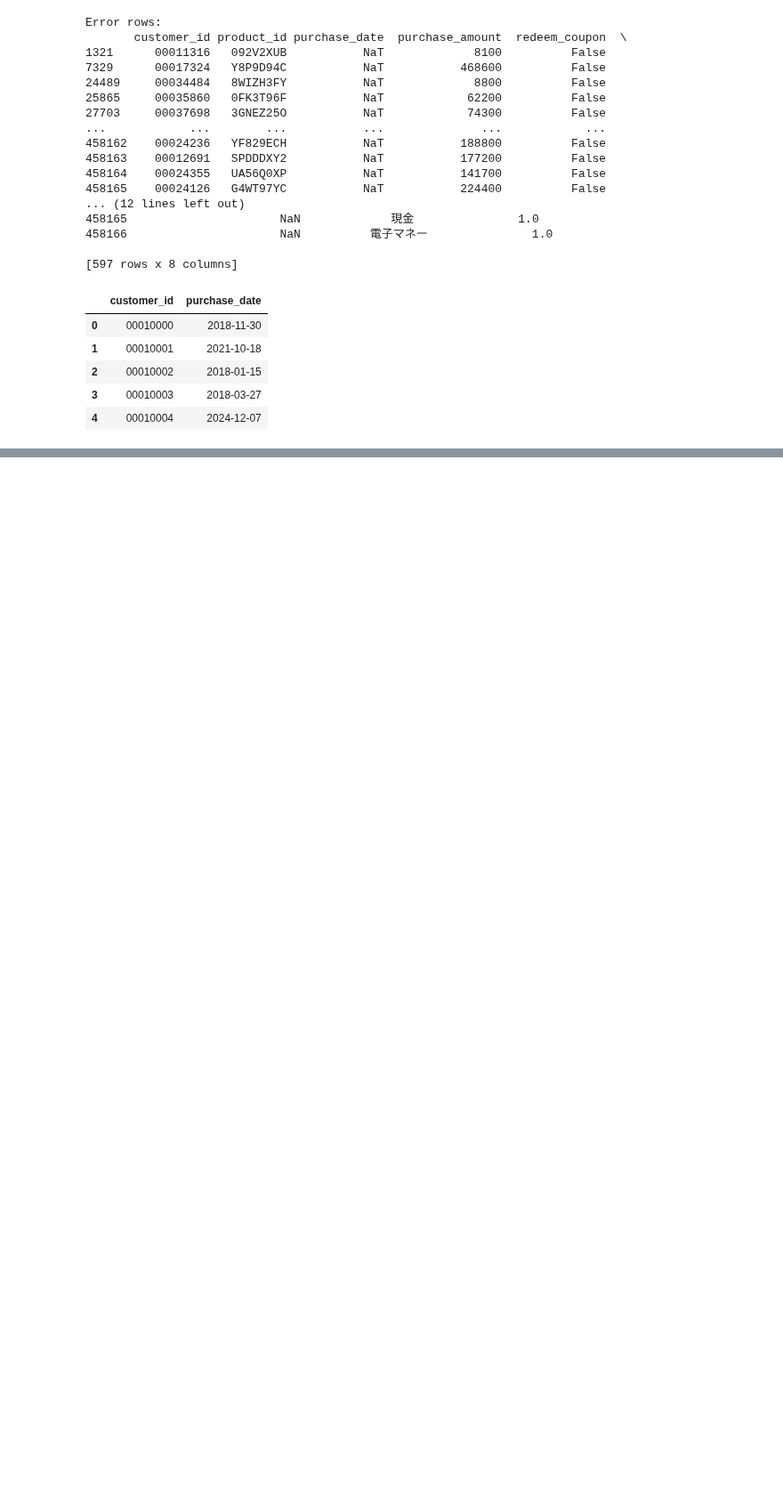
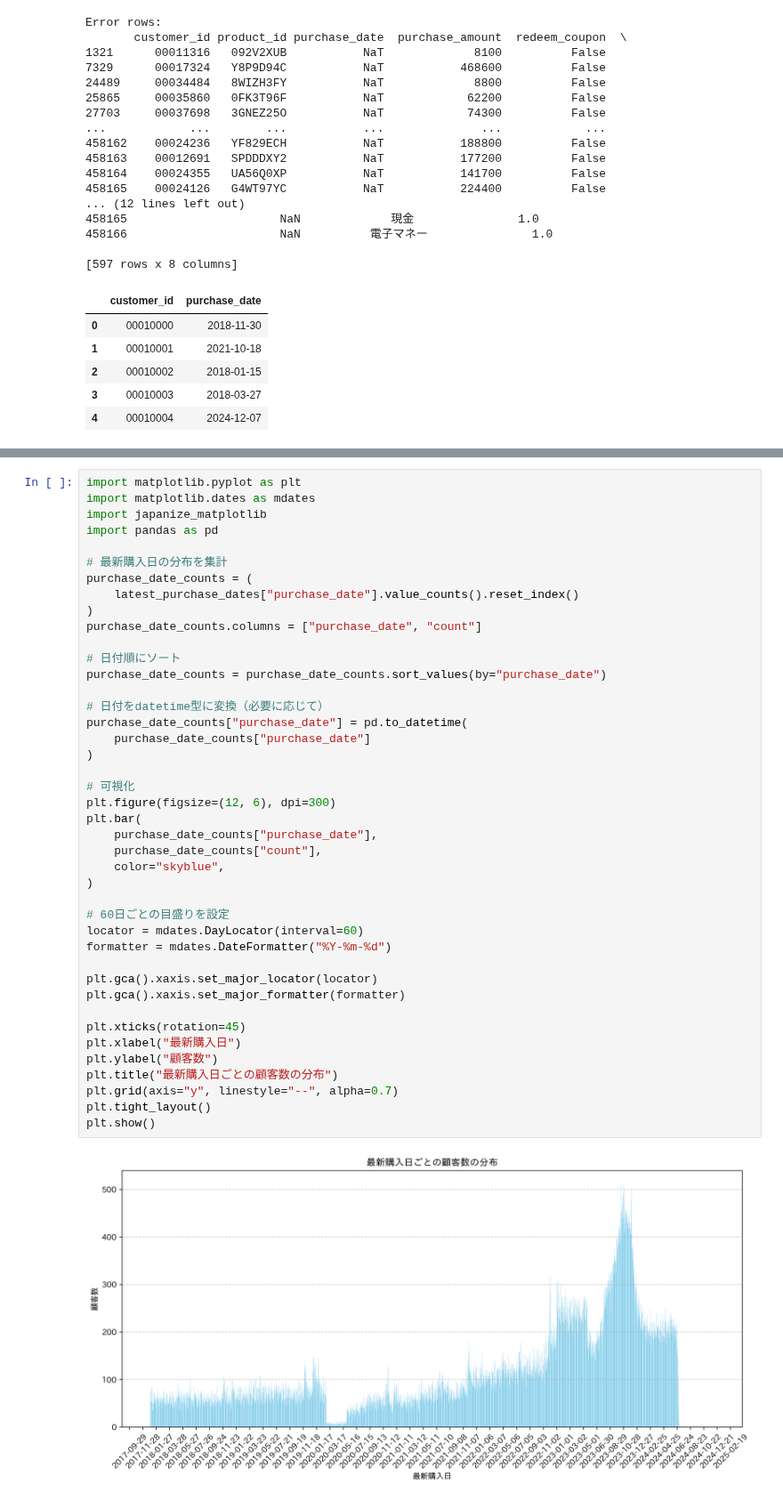
Before and after one commit to maton369/Data_Preprocessing_For_Data_Analyze, a Jupyter notebook: code/06_aggregation.ipynb, the cells around one changed output, grey strips where cells are left out. Shown at 89% size. Cells and saved outputs as stored; diff of their text form; blank space fills up the shorter version.

Commit message:
Add: 最新購入日ごとの顧客数の分布の可視化

```diff
--- a/code/06_aggregation.ipynb
+++ b/code/06_aggregation.ipynb
@@ -170,0 +189,44 @@ Error rows:
+# %%
+import matplotlib.pyplot as plt
+import matplotlib.dates as mdates
+import japanize_matplotlib
+import pandas as pd
+
+# 最新購入日の分布を集計
+purchase_date_counts = (
+    latest_purchase_dates["purchase_date"].value_counts().reset_index()
+)
+purchase_date_counts.columns = ["purchase_date", "count"]
+
+# 日付順にソート
+purchase_date_counts = purchase_date_counts.sort_values(by="purchase_date")
+
+# 日付をdatetime型に変換（必要に応じて）
+purchase_date_counts["purchase_date"] = pd.to_datetime(
+    purchase_date_counts["purchase_date"]
+)
+
+# 可視化
+plt.figure(figsize=(12, 6), dpi=300)
+plt.bar(
+    purchase_date_counts["purchase_date"],
+    purchase_date_counts["count"],
+    color="skyblue",
+)
+
+# 60日ごとの目盛りを設定
+locator = mdates.DayLocator(interval=60)
+formatter = mdates.DateFormatter("%Y-%m-%d")
+
+plt.gca().xaxis.set_major_locator(locator)
+plt.gca().xaxis.set_major_formatter(formatter)
+
+plt.xticks(rotation=45)
+plt.xlabel("最新購入日")
+plt.ylabel("顧客数")
+plt.title("最新購入日ごとの顧客数の分布")
+plt.grid(axis="y", linestyle="--", alpha=0.7)
+plt.tight_layout()
+plt.show()
+# %% [output]
+[figure, added]
```
Also changed, not shown: parts of 1 cell of this notebook.
